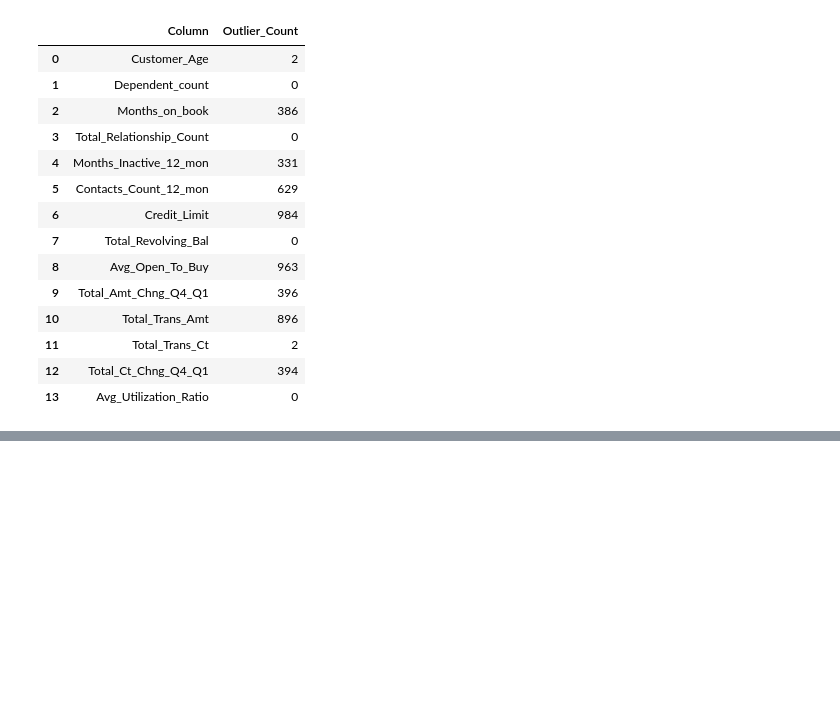
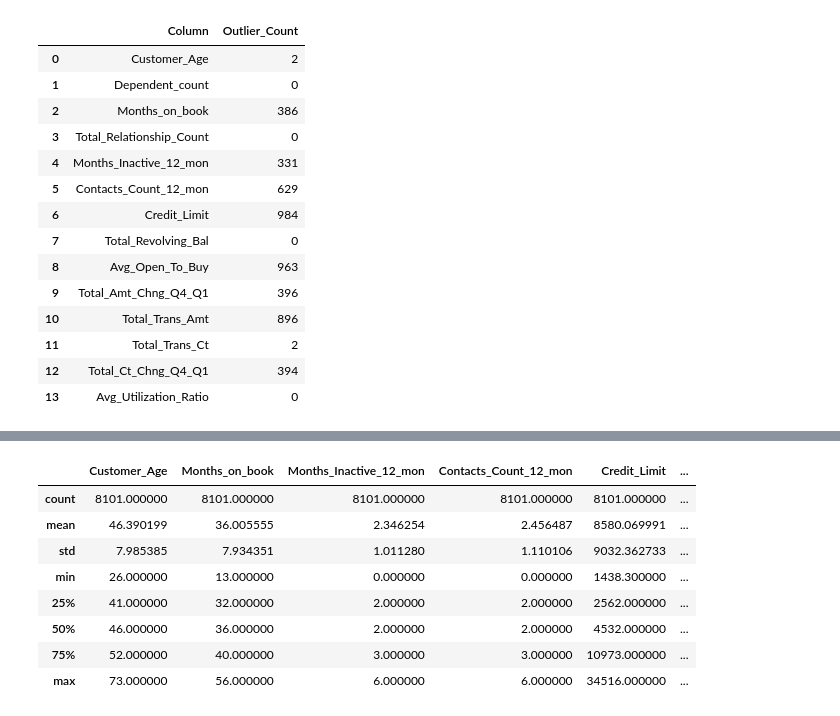
Before and after one commit to abhiramiam005-eng/Bank-Customer-Churn-Prediction, a Jupyter notebook: Bank_Churn_Prediction.ipynb, the cells around one changed output, grey strips where cells are left out. Saved outputs shown, nothing was run; the diff lists cells and outputs as text; code cells hidden in the pictures; blank space fills up the shorter version.

```diff
--- a/Bank_Churn_Prediction.ipynb
+++ b/Bank_Churn_Prediction.ipynb
@@ -517,0 +671,6 @@ outlier_df
+# %%
+X=df_model.drop(["Attrition_Flag"],axis=1)
+Y=df_model["Attrition_Flag"]
+# %%
+from sklearn.model_selection import train_test_split
+X_train,X_test,Y_train,Y_test=train_test_split(X,Y,test_size=0.2,random_state=42,stratify=Y)
@@ -517,0 +734,8 @@ outlier_df
+# %%
+X_train['Average_Transaction_Amount'] = (
+    X_train['Total_Trans_Amt'] / X_train['Total_Trans_Ct']
+)
+
+X_test['Average_Transaction_Amount'] = (
+    X_test['Total_Trans_Amt'] / X_test['Total_Trans_Ct']
+)
@@ -517,0 +799,25 @@ outlier_df
+# %%
+outlier_columns = [
+    'Customer_Age',
+    'Months_on_book',
+    'Months_Inactive_12_mon',
+    'Contacts_Count_12_mon',
+    'Credit_Limit',
+    'Total_Amt_Chng_Q4_Q1',
+    'Total_Trans_Amt',
+    'Total_Trans_Ct',
+    'Total_Ct_Chng_Q4_Q1',
+    'Average_Transaction_Amount'
+]
+
+X_train[outlier_columns].describe()
+# %% [output]
+|  | Customer_Age | Months_on_book | Months_Inactive_12_mon | Contacts_Count_12_mon | Credit_Limit | ... |
+| count | 8101.000000 | 8101.000000 | 8101.000000 | 8101.000000 | 8101.000000 | ... |
+| mean | 46.390199 | 36.005555 | 2.346254 | 2.456487 | 8580.069991 | ... |
+| std | 7.985385 | 7.934351 | 1.011280 | 1.110106 | 9032.362733 | ... |
+| min | 26.000000 | 13.000000 | 0.000000 | 0.000000 | 1438.300000 | ... |
+| 25% | 41.000000 | 32.000000 | 2.000000 | 2.000000 | 2562.000000 | ... |
+| 50% | 46.000000 | 36.000000 | 2.000000 | 2.000000 | 4532.000000 | ... |
+| 75% | 52.000000 | 40.000000 | 3.000000 | 3.000000 | 10973.000000 | ... |
+| max | 73.000000 | 56.000000 | 6.000000 | 6.000000 | 34516.000000 | ... |
```
Also changed, not shown: parts of 46 cells of this notebook.
